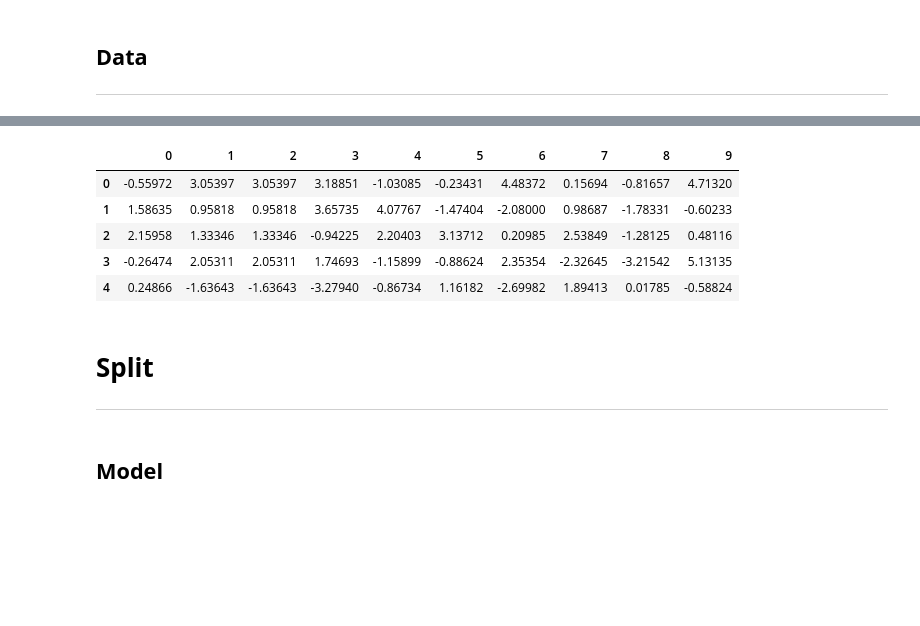
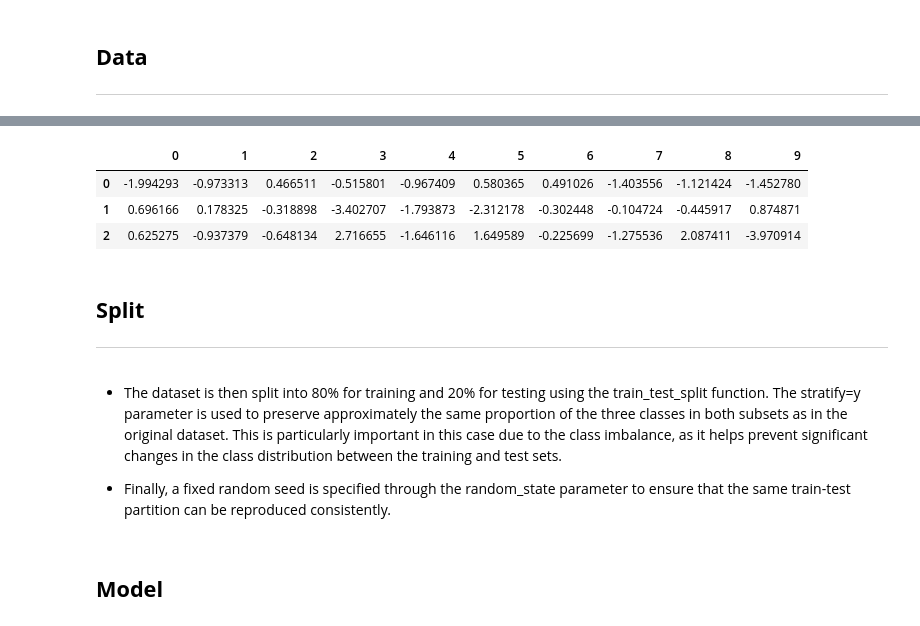
Before and after one commit to Kaiziferr/ensemble-and-multi-models, a Jupyter notebook: 1_ensemble/bagging/random_forest/01_random_forest_oob_score.ipynb, the cells around one changed output, grey strips where cells are left out. Saved outputs shown, nothing was run; the diff lists cells and outputs as text; code cells hidden in the pictures; blank space fills up the shorter version.

```diff
--- a/1_ensemble/bagging/random_forest/01_random_forest_oob_score.ipynb
+++ b/1_ensemble/bagging/random_forest/01_random_forest_oob_score.ipynb
@@ -31,4 +62,0 @@ The objective of this project is to demonstrate the use of the OOB (out-of-bag)
-# %%
-random_seed = 12354
-pd.set_option('display.float_format', '{:,.5f}'.format)
-warnings.filterwarnings('ignore')
@@ -260,7 +471,6 @@ X, y = make_classification(
     n_features = 10,
     n_informative = 7,
     n_redundant = 2,
-    n_repeated = 1,
     n_classes = 3,
     weights = [0.5, 0.35, 0.15],
     class_sep = 0.8,
@@ -277,13 +479,15 @@ dtype: float64
 # %%
-pd.DataFrame(X).head()
+pd.DataFrame(X).head(3)
 # %% [output]
 |  | 0 | 1 | 2 | 3 | 4 | 5 | 6 | 7 | 8 | 9 |
-| 0 | -0.55972 | 3.05397 | 3.05397 | 3.18851 | -1.03085 | -0.23431 | 4.48372 | 0.15694 | -0.81657 | 4.71320 |
-| 1 | 1.58635 | 0.95818 | 0.95818 | 3.65735 | 4.07767 | -1.47404 | -2.08000 | 0.98687 | -1.78331 | -0.60233 |
-| 2 | 2.15958 | 1.33346 | 1.33346 | -0.94225 | 2.20403 | 3.13712 | 0.20985 | 2.53849 | -1.28125 | 0.48116 |
-| 3 | -0.26474 | 2.05311 | 2.05311 | 1.74693 | -1.15899 | -0.88624 | 2.35354 | -2.32645 | -3.21542 | 5.13135 |
-| 4 | 0.24866 | -1.63643 | -1.63643 | -3.27940 | -0.86734 | 1.16182 | -2.69982 | 1.89413 | 0.01785 | -0.58824 |
+| 0 | -1.994293 | -0.973313 | 0.466511 | -0.515801 | -0.967409 | 0.580365 | 0.491026 | -1.403556 | -1.121424 | -1.452780 |
+| 1 | 0.696166 | 0.178325 | -0.318898 | -3.402707 | -1.793873 | -2.312178 | -0.302448 | -0.104724 | -0.445917 | 0.874871 |
+| 2 | 0.625275 | -0.937379 | -0.648134 | 2.716655 | -1.646116 | 1.649589 | -0.225699 | -1.275536 | 2.087411 | -3.970914 |
 # %% [markdown]
-# **Split**
+## **Split**
 ---
+# %% [markdown]
+- The dataset is then split into 80% for training and 20% for testing using the train_test_split function. The stratify=y parameter is used to preserve approximately the same proportion of the three classes in both subsets as in the original dataset. This is particularly important in this case due to the class imbalance, as it helps prevent significant changes in the class distribution between the training and test sets.
+
+- Finally, a fixed random seed is specified through the random_state parameter to ensure that the same train-test partition can be reproduced consistently.
 # %%
```
Also changed, not shown: parts of 107 cells of this notebook.
